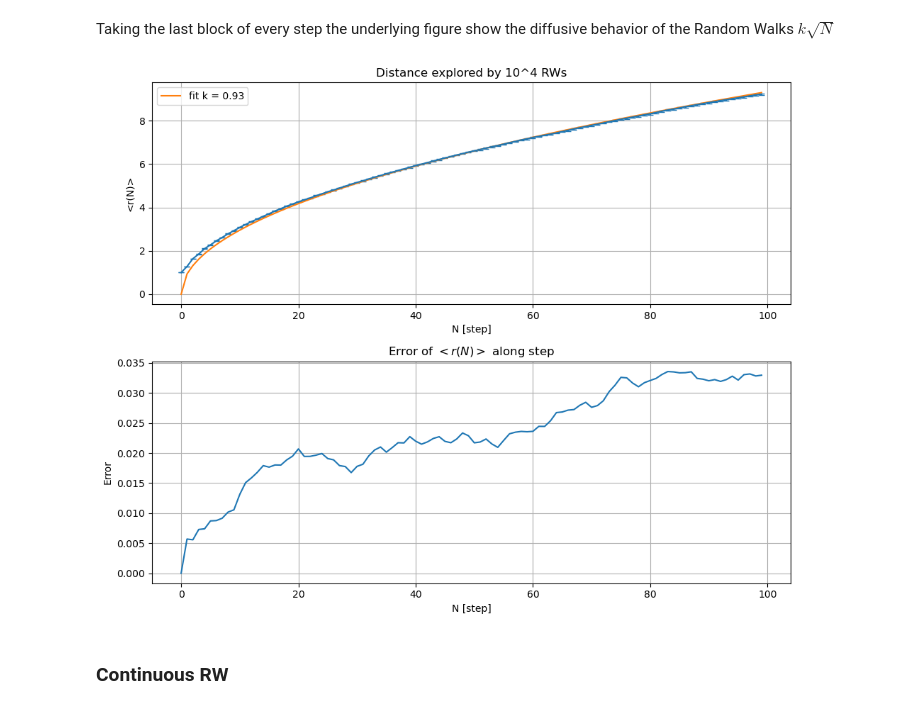
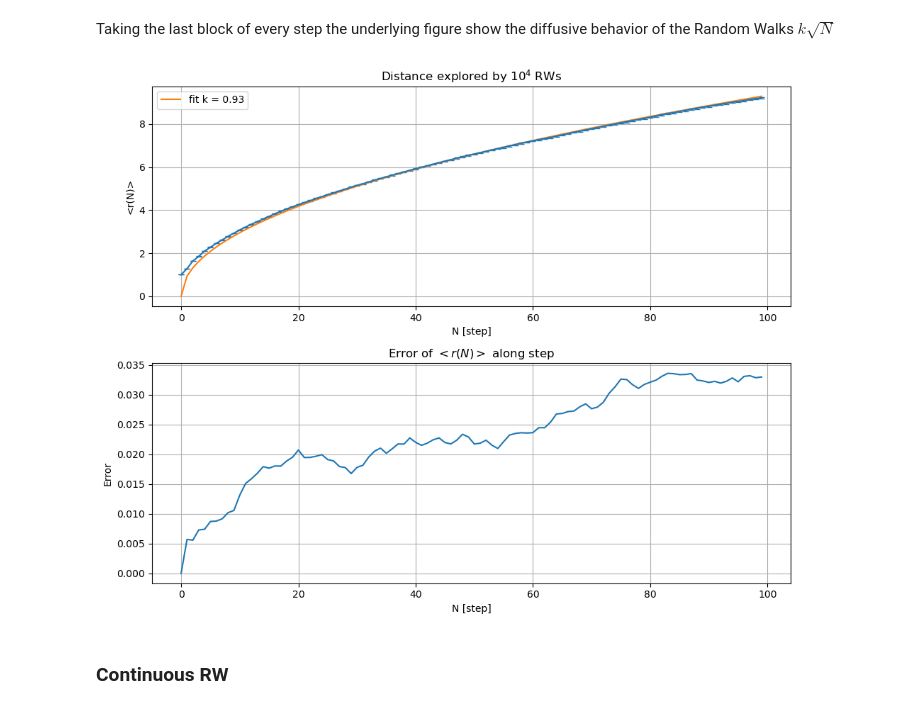
Before and after one commit to TommiDL/NumericalSimulationLab, a Jupyter notebook: es2/notebook2.ipynb, the cells around one changed output. Saved outputs shown, nothing was run; the diff lists cells and outputs as text; code cells hidden in the pictures.

```diff
--- a/es2/notebook2.ipynb
+++ b/es2/notebook2.ipynb
@@ -309,30 +309,30 @@ def diffuse(N, k:float):
 # %%
 diff_m=dfrn.loc[dfrn.block==99].reset_index(drop=True) # last block values
 
 # fit parameters
 popt, pcov = curve_fit(diffuse, diff_m.N, diff_m.rN)
 
 fig, ax = plt.subplots(2, 1, figsize=(10, 8))
 
 ax[0].errorbar(diff_m.N, diff_m.rN, yerr=diff_m.err, capsize=3)
 ax[0].plot(diff_m.N, diffuse(diff_m.N, popt[0]), label=f'fit k = {"%.2f" % popt[0]}')
 ax[0].grid(True)
 ax[0].set_xlabel('N [step]')
 ax[0].set_ylabel('<r(N)>')
-ax[0].set_title('Distance explored by 10^4 RWs')
+ax[0].set_title('Distance explored by $10^4$ RWs')
 ax[0].legend()
 
 
 ax[1].set_title('Error of $ < r(N) > $ along step')
 ax[1].plot(diff_m.err)
 ax[1].set_xlabel('N [step]')
 ax[1].set_ylabel('Error')
 ax[1].grid()
 
 plt.tight_layout()
 plt.show()
 # %% [output]
-[figure, old version]
+[figure, new version]
 # %% [markdown]
 ### Continuous RW
 # %%
```
Also changed, not shown: parts of 2 cells of this notebook, 3 other files.
